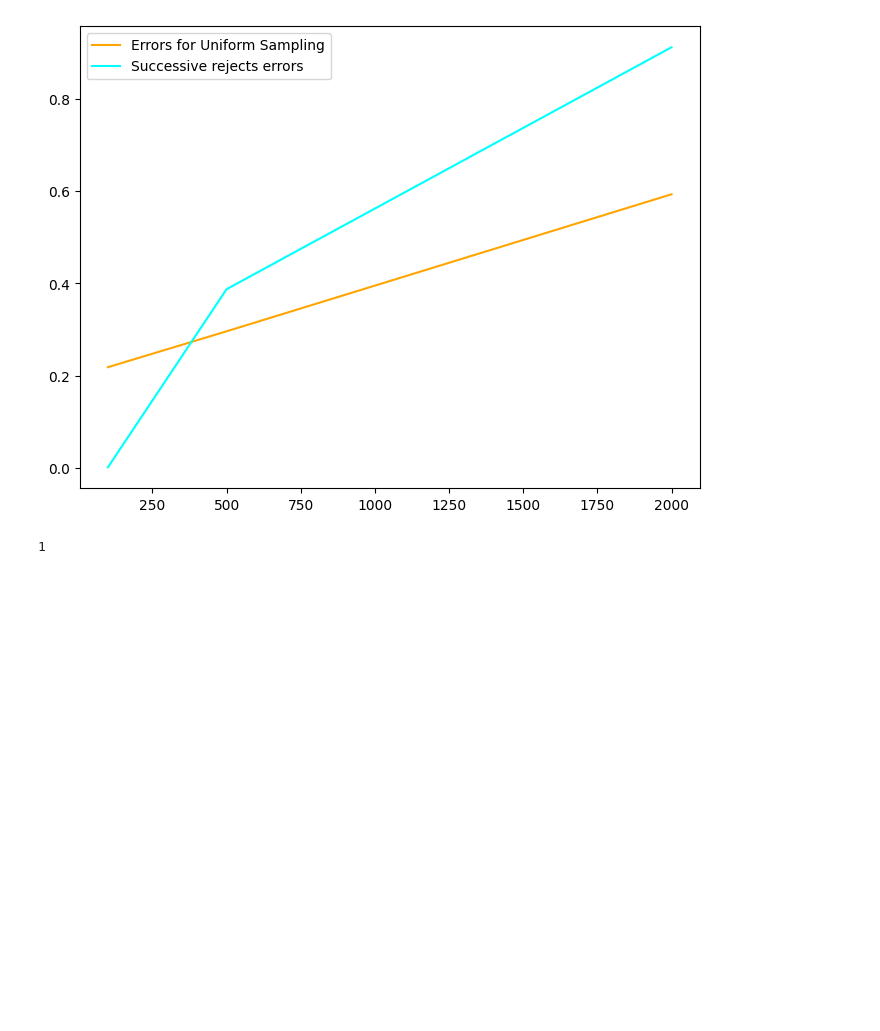
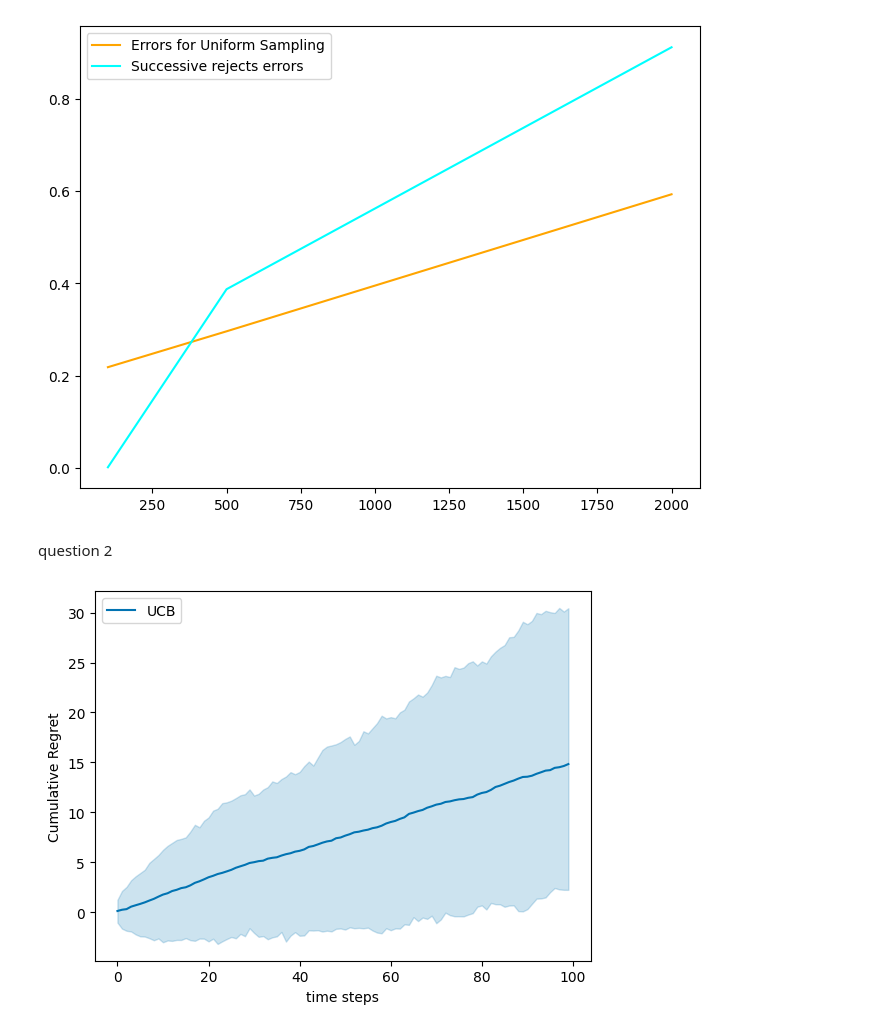
Before and after one commit to AugustinCablant/3A-class, a Jupyter notebook: Sequential Learning/notebook_partie2.ipynb, the cells around one changed output. Drawn from its saved outputs; the diff is of its cells as text; code cells hidden in the pictures; blank space fills up the shorter version.

```diff
--- a/Sequential Learning/notebook_partie2.ipynb
+++ b/Sequential Learning/notebook_partie2.ipynb
@@ -3,6 +3,12 @@ import matplotlib.pyplot as plt
 import numpy as np
 import math
 from tqdm import tqdm
+import gymnasium as gym
+from gym import spaces
+from gym.utils import seeding
+import seaborn as sns
+
+colors = sns.color_palette('colorblind')
 np.random.seed(2025)
 # %%
 def uniform_sampling(T, K, means):
@@ -68,8 +74,15 @@ plt.legend()
 plt.show()
 # %% [output]
 [figure]
-# %%
-arms = [0.6, 0.7, 0.7, 0.4]
-np.argmax(arms)
-# %% [output]
-1
+# %% [markdown]
+question 2
+# %%
+class Gaussian:
+    def __init__(self, mu, var=1):
+        # create a Gaussian arm with specified mean and variance
+        self.mean = mu
+        self.variance = var
+
+    def sample(self):
+        # generate a reward from a Gaussian arm
+        return self.mean + np.sqrt(self.variance)*np.random.normal()
@@ -75,0 +244,24 @@ np.argmax(arms)
+# %%
+means = [0.5, 0.6, 0.5, 0.4, 0.4, 0.4, 0.4, 0.4, 0.4, 0.4]
+var = 1
+delta = 0.01
+
+arms = [Gaussian(mu=mu, var=var) for mu in means]
+
+T = 100  # Finite Horizon
+N = 250  # Monte Carlo simulations
+q = 10  #choice of percentile display
+
+# Framework for the experiments
+env = GaussianBanditEnv(means=means, var=1)
+
+# Initialization of the agents
+ucb = UCB(arms=arms)
+
+# Run experiments
+all_data = experiment(env, [ucb], Nmc=N, T=T)
+
+# Plot results
+plot_regret(regrets = all_data, logscale = False, lb = None, q = 10)
+# %% [output]
+[figure, added]
```
Also changed, not shown: parts of 2 cells of this notebook.
